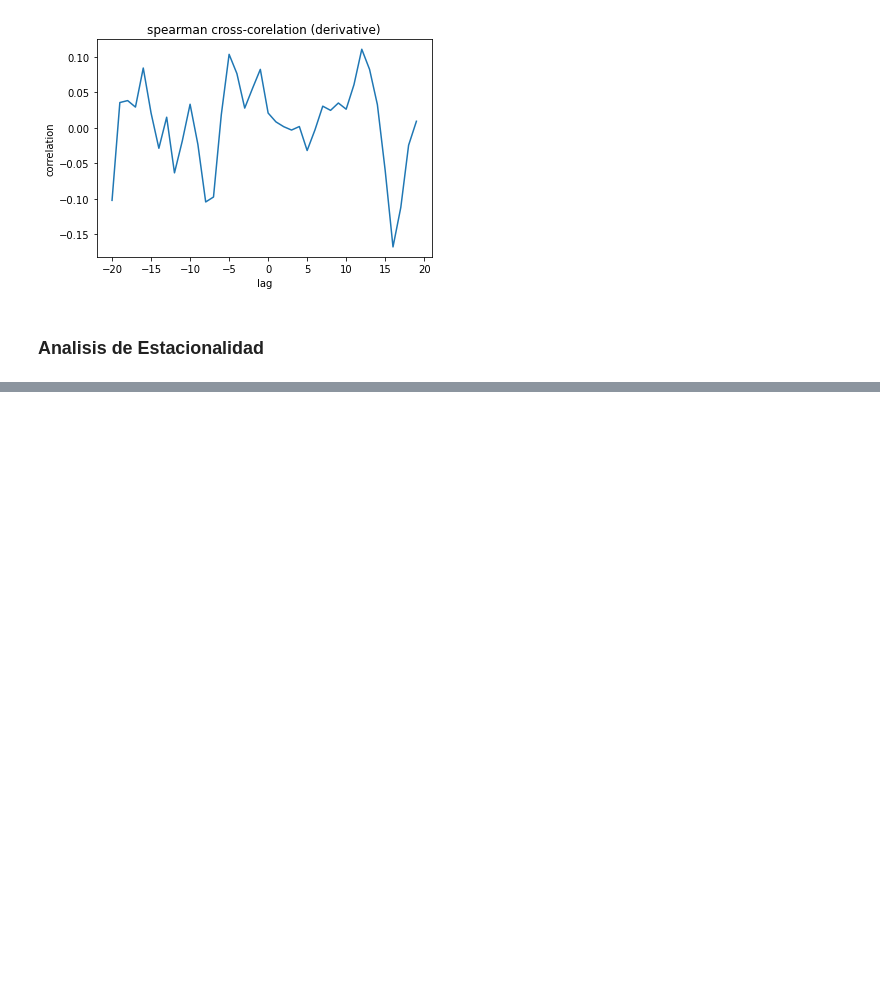
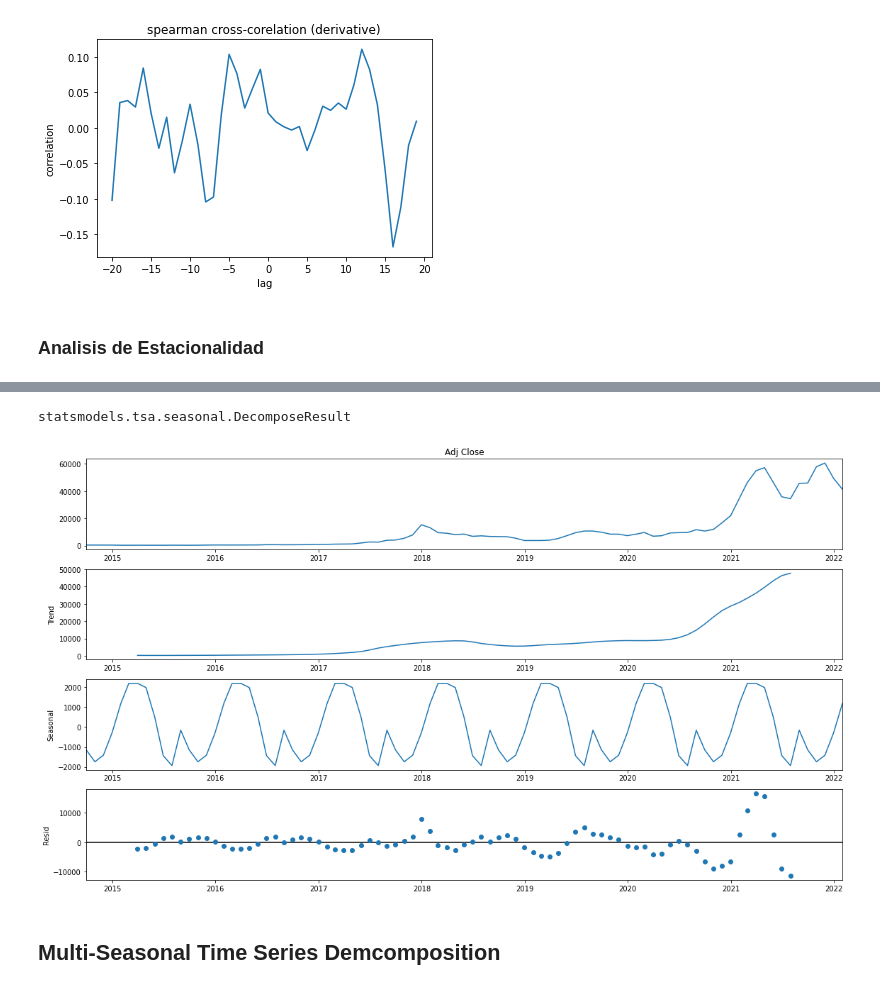
Before and after one commit to hugopobil/tfm_hugopobil, a Jupyter notebook: code/bitcoin/03_bitcoint_price.ipynb, the cells around one changed output, grey strips where cells are left out. Saved outputs shown, nothing was run; the diff lists cells and outputs as text; code cells hidden in the pictures; blank space fills up the shorter version.

```diff
--- a/code/bitcoin/03_bitcoint_price.ipynb
+++ b/code/bitcoin/03_bitcoint_price.ipynb
@@ -254,0 +252,2 @@ result.plot();
+# %%
+btc_usd_grouped_seasonal = btc_usd.resample('M')['Adj Close'].mean()
@@ -254,0 +289,25 @@ result.plot();
+# %%
+result = seasonal_decompose(btc_usd_grouped_seasonal)
+type(result)
+# %% [output]
+statsmodels.tsa.seasonal.DecomposeResult
+# %%
+import statsmodels.api as sm
+import numpy as np
+import matplotlib.pyplot as plt
+
+PERIOD = 30
+g = np.random.default_rng(20211225)
+y = np.cos(2 * np.pi * np.linspace(0, 10.0, 10*PERIOD))
+y += g.standard_normal(y.shape)
+
+decomp_viz = result
+fig = decomp_viz.plot()
+fig.set_size_inches((16, 9))
+# Tight layout to realign things
+fig.tight_layout()
+plt.show()
+# %% [output]
+[figure, added]
+# %% [markdown]
+## Multi-Seasonal Time Series Demcomposition
```
Also changed, not shown: parts of 9 cells of this notebook, 7 other files.
